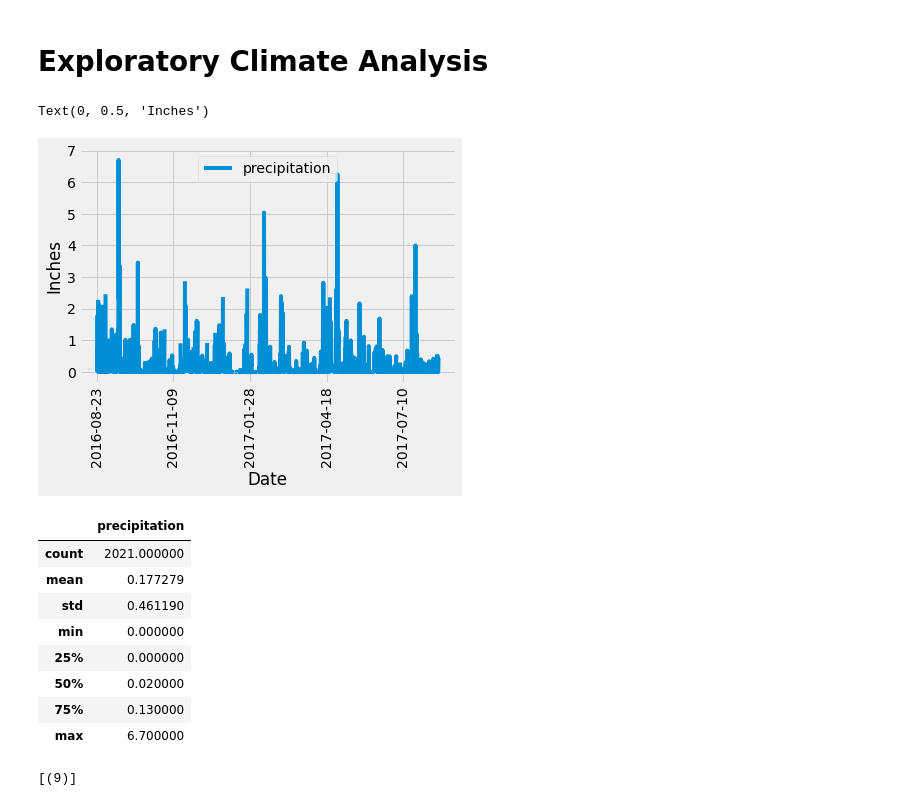
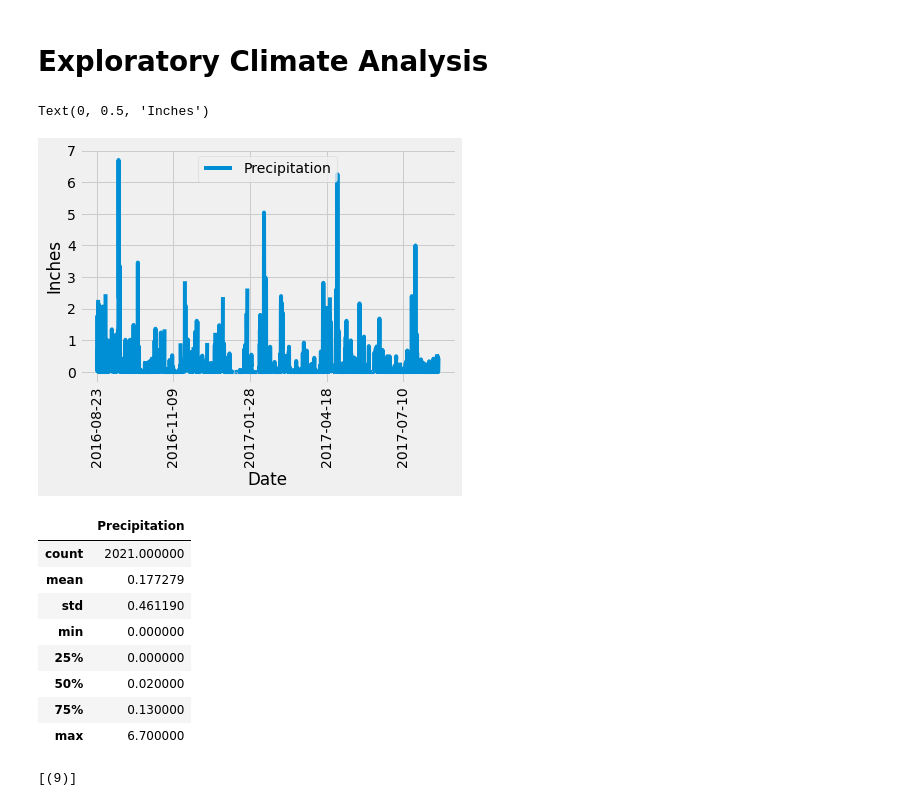
Before and after one commit to justinlpottsco/sqlalchemy-challenge, a Jupyter notebook: climate_starter.ipynb, the cells around one changed output. Saved outputs shown, nothing was run; the diff lists cells and outputs as text; code cells hidden in the pictures.

```diff
--- a/climate_starter.ipynb
+++ b/climate_starter.ipynb
@@ -42,28 +42,28 @@ session = Session(engine)
 # %%
 # Design a query to retrieve the last 12 months of precipitation data and plot the results
 # Calculate the date 1 year ago from the last data point in the database
 prev_year = dt.date(2017, 8, 23) - dt.timedelta(days = 365)
 
 # Perform a query to retrieve the data and precipitation scores
 results = session.query(measurement.date, measurement.prcp).filter(measurement.date >= prev_year).all()
 
 # Save the query results as a Pandas DataFrame and set the index to the date column
-df = pd.DataFrame(results, columns =['date', 'precipitation'])
+df = pd.DataFrame(results, columns =['date', 'Precipitation'])
 
 # Sort the dataframe by date
 precip_df = df.sort_values("date")
 
 # Use Pandas Plotting with Matplotlib to plot the data
-precip_df.plot(x = 'date', y = 'precipitation', rot = 90)
+precip_df.plot(x = 'date', y = 'Precipitation', rot = 90)
 plt.xlabel("Date")
 plt.ylabel("Inches")
 # %% [output]
 Text(0, 0.5, 'Inches')
-[figure, old version]
+[figure, new version]
 # %%
 precip_df.describe()
 # %% [output]
-|  | precipitation |
+|  | Precipitation |
 | count | 2021.000000 |
 | mean | 0.177279 |
 | std | 0.461190 |
```
Also changed, not shown: parts of 3 cells of this notebook.
